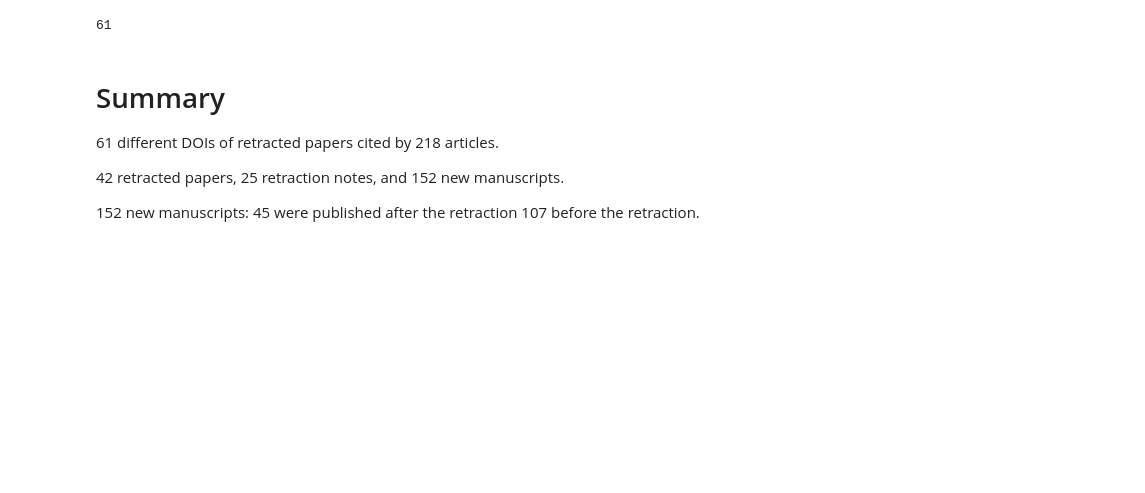
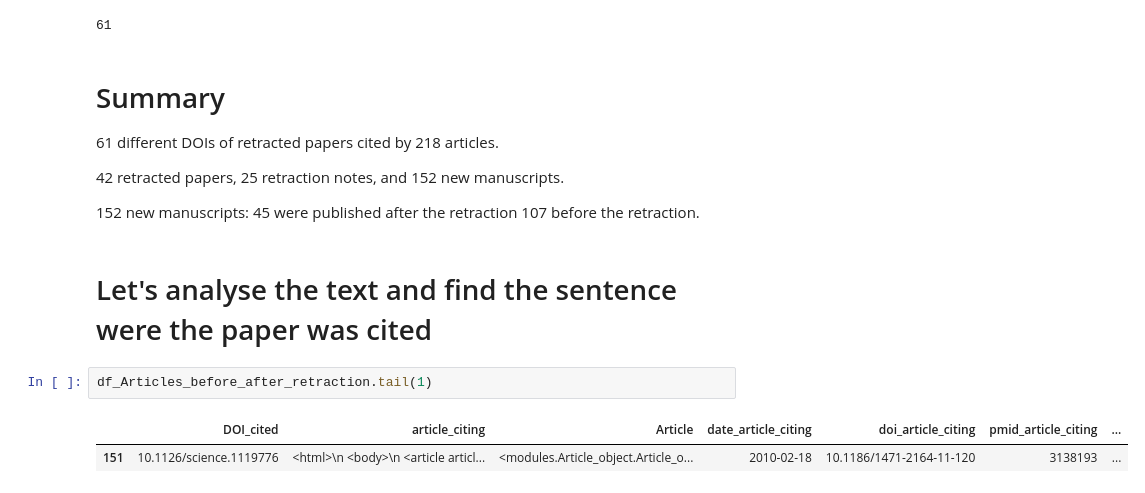
Before and after one commit to dciudadr/eLife_retractions, a Jupyter notebook: retractionwatc2h.ipynb, the cells around one changed output. Drawn from its saved outputs; the diff is of its cells as text; blank space fills up the shorter version.

```diff
--- a/retractionwatc2h.ipynb
+++ b/retractionwatc2h.ipynb
@@ -505,3 +505,10 @@ len(df_Articles_before_after_retraction["DOI_cited"].unique())
 152 new manuscripts:
      45 were published after the retraction
     107 before the retraction.
+# %% [markdown]
+# Let's analyse the text and find the sentence were the paper was cited
+# %%
+df_Articles_before_after_retraction.tail(1)
+# %% [output]
+|  | DOI_cited | article_citing | Article | date_article_citing | doi_article_citing | pmid_article_citing | ... |
+| 151 | 10.1126/science.1119776 | <html>\n <body>\n <article articl... | <modules.Article_object.Article_o... | 2010-02-18 | 10.1186/1471-2164-11-120 | 3138193 | ... |
```
Also changed, not shown: parts of 11 cells of this notebook, 3 other files.
